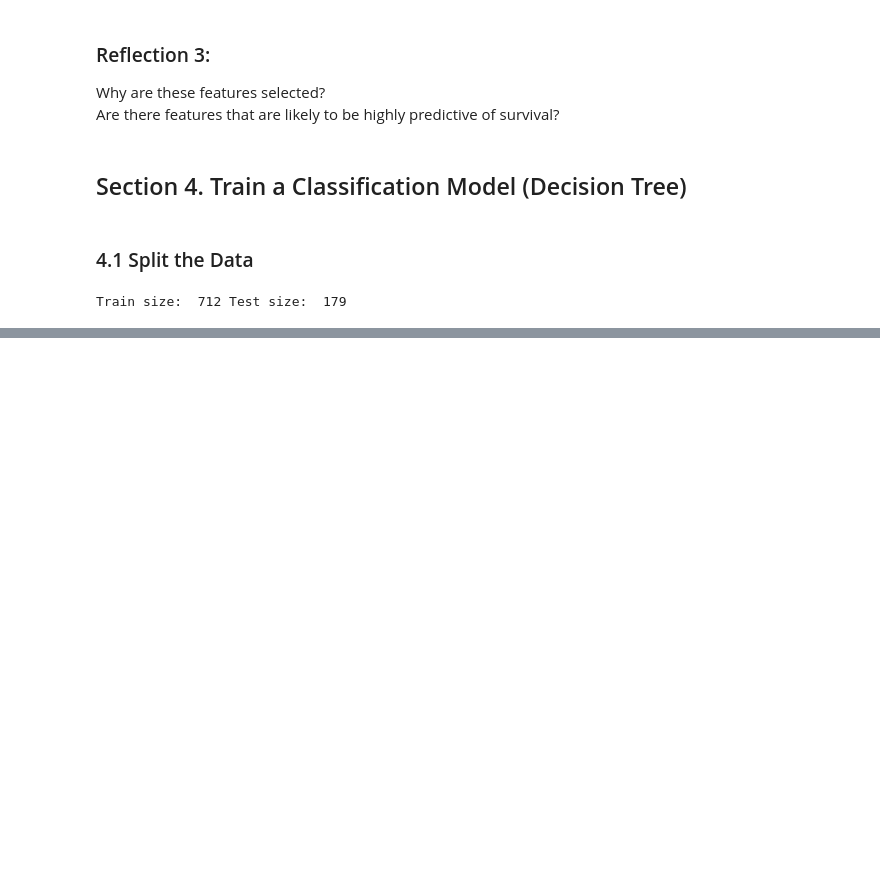
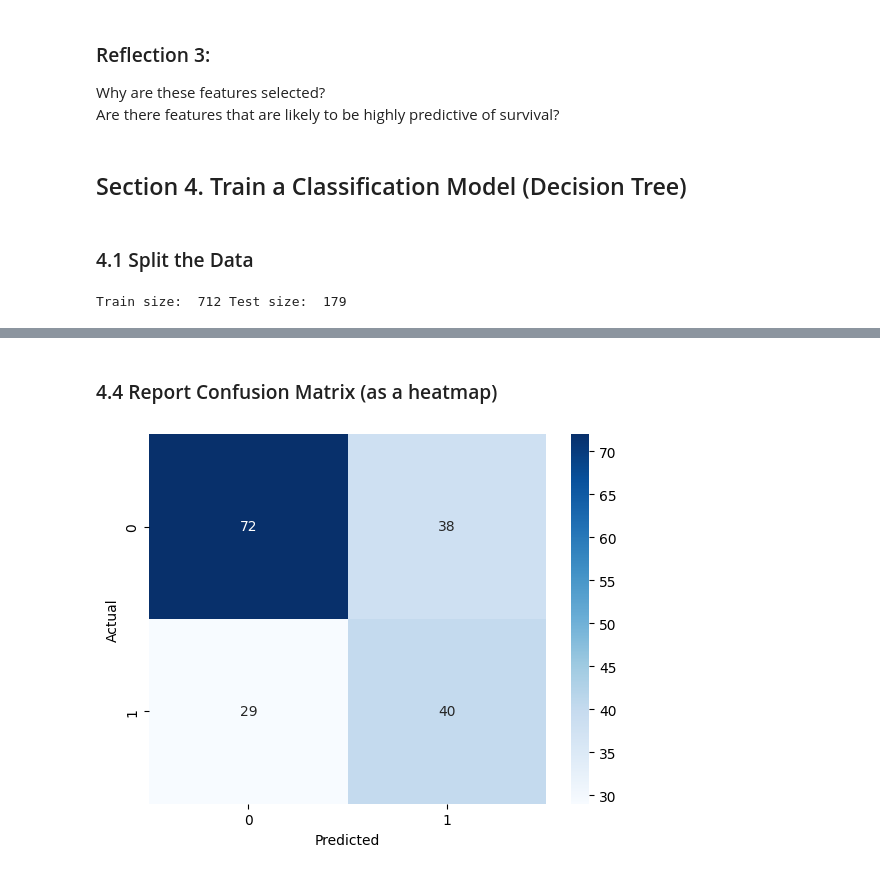
Before and after one commit to ClaytonSeabaughGH/applied-ml-seabaugh, a Jupyter notebook: lab03/ml03_seabaugh.ipynb, the cells around one changed output, grey strips where cells are left out. Saved outputs shown, nothing was run; the diff lists cells and outputs as text; code cells hidden in the pictures; blank space fills up the shorter version.

```diff
--- a/lab03/ml03_seabaugh.ipynb
+++ b/lab03/ml03_seabaugh.ipynb
@@ -109,0 +113,8 @@ Train size:  712 Test size:  179
+# %%
+# Create and train a decision tree model with no random initializer argument.
+
+from sklearn.tree import DecisionTreeClassifier
+from sklearn.metrics import classification_report, confusion_matrix
+
+tree_model = DecisionTreeClassifier()
+tree_model.fit(X_train, y_train)
@@ -109,0 +142,7 @@ Train size:  712 Test size:  179
+# %%
+# Evaluate model performance on test data:
+
+# Predict and evaluate test data
+y_test_pred = tree_model.predict(X_test)
+print("Results for Decision Tree on test data:")
+print(classification_report(y_test, y_test_pred))
@@ -109,0 +159,15 @@ Train size:  712 Test size:  179
+# %% [markdown]
+### 4.4 Report Confusion Matrix (as a heatmap)
+# %%
+# Plot a confusion matrix:
+
+from sklearn.metrics import confusion_matrix
+import seaborn as sns
+
+cm = confusion_matrix(y_test, y_test_pred)
+sns.heatmap(cm, annot=True, cmap='Blues')
+plt.xlabel('Predicted')
+plt.ylabel('Actual')
+plt.show()
+# %% [output]
+[figure, added]
```
Also changed, not shown: parts of 9 cells of this notebook, 1 other file.
